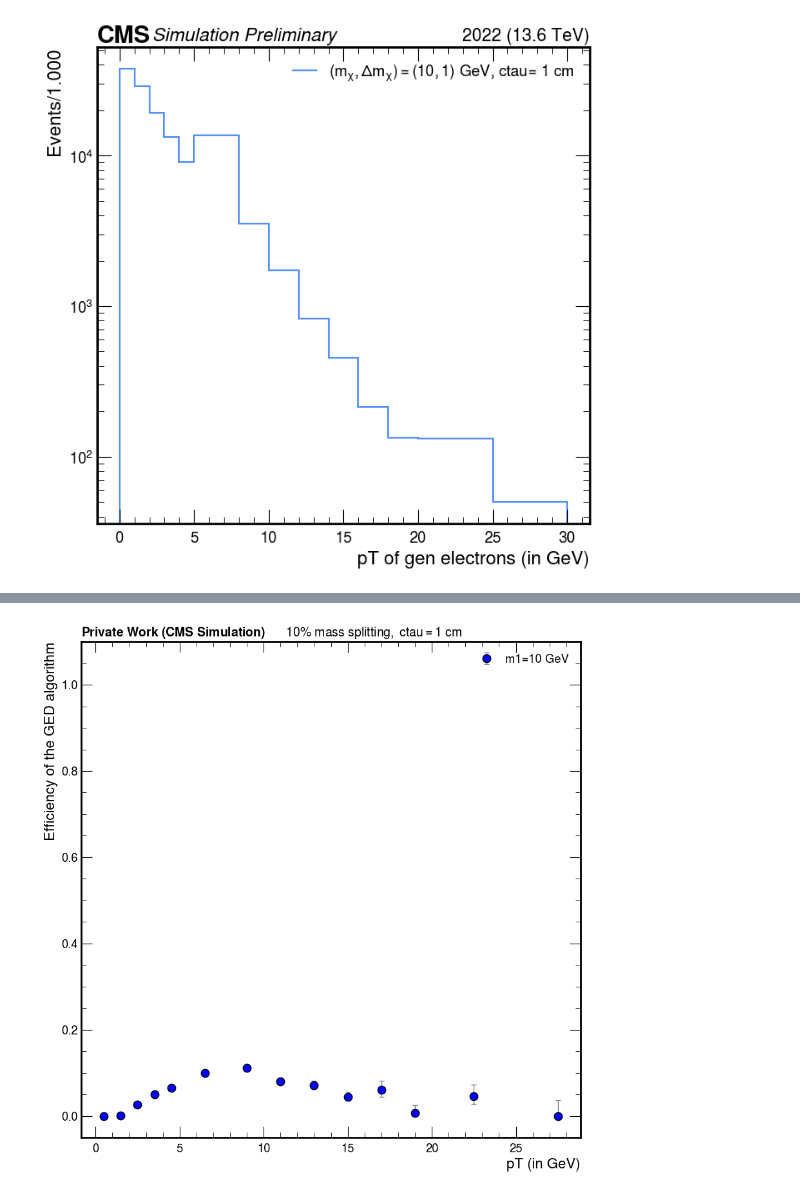
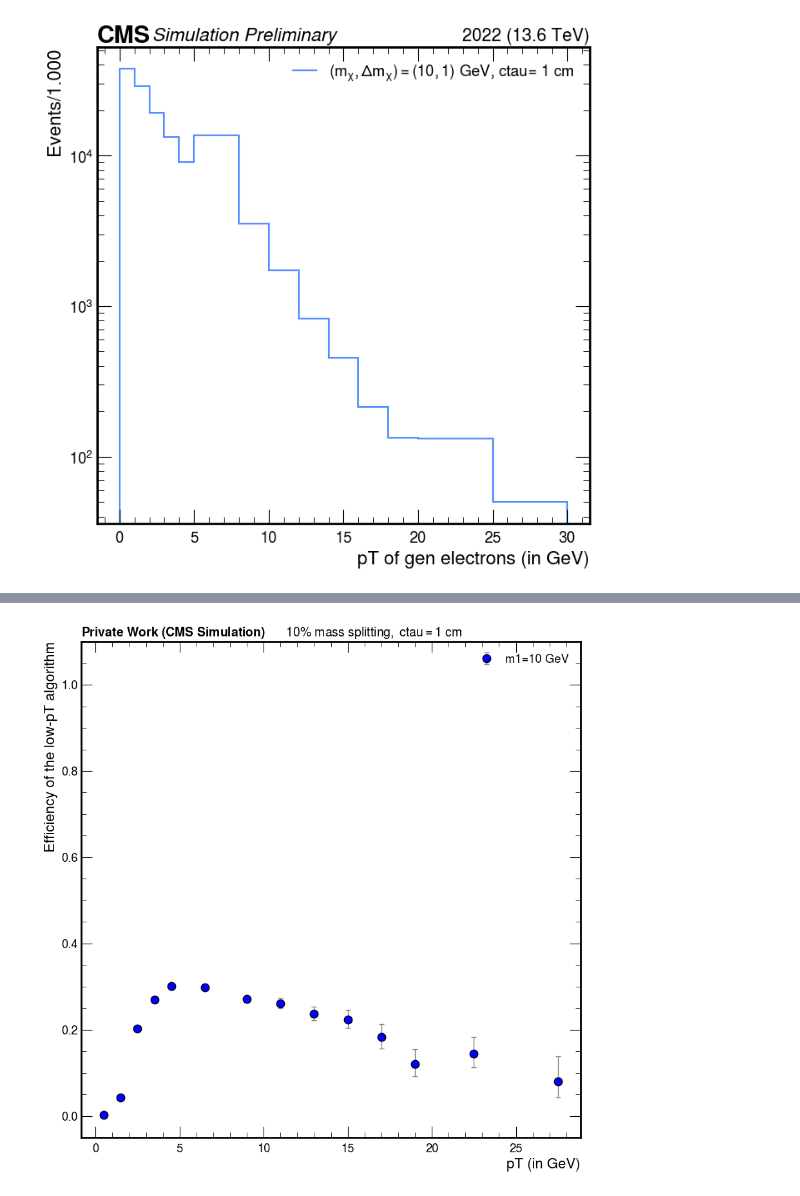
Before and after one commit to Reshma27Menon/iDMe, a Jupyter notebook: python_analysis/exampleNotebooks/EREvspT_noxclean.ipynb, the cells around one changed output, grey strips where cells are left out. Saved outputs shown, nothing was run; the diff lists cells and outputs as text; code cells hidden in the pictures.

```diff
--- a/python_analysis/exampleNotebooks/EREvspT_noxclean.ipynb
+++ b/python_analysis/exampleNotebooks/EREvspT_noxclean.ipynb
@@ -19,7 +19,7 @@ sys.path.append("../analysisTools/")
 import plotTools as ptools
 import utils
 # %%
-f_sig = "../coffea/NOxclean_2022/ERE_noxclean.coffea"
+f_sig = "../coffea/UpdatedNOxclean_2022/ERE_Updatednoxclean.coffea"
 
 #Nested Dictionary:
 sig_histo = util.load(f_sig) [0]
@@ -67,7 +67,7 @@ results = [
     ptools.plot_signal_1D_match(
         sig_histo, m1, delta, ctau,
         plot_dict, style_dict,
-        match_type='R', passID=1
+        match_type='L', passID=1
     )
     # for m1 in m1s
 ]
@@ -126,7 +126,7 @@ results = [
     ptools.plot_signal_1D_match(
         sig_histo, m1, delta, ctau,
         plot_dict, style_dict,
-        match_type='R', passID=1
+        match_type='L', passID=1
     )
     # for m1 in m1s
 ]
@@ -166,32 +166,32 @@ plt.errorbar(
 #     bins_x[1], efficiency_R[1],
 #     yerr=unc_eff_R[:,1,:] ,fmt='o', markersize=9, markerfacecolor='red', markeredgecolor='black',
 #     ecolor='gray', elinewidth=1, capsize=3,
 #     label='m1=30 GeV'
 # )
 
 # plt.errorbar(
 #     bins_x[2], efficiency_R[2],
 #     yerr=unc_eff_R[:,2,:] ,fmt='o', markersize=9, markerfacecolor='yellow', markeredgecolor='black',
 #     ecolor='gray', elinewidth=1, capsize=3,
 #     label='m1=50 GeV'
 # )
 
 
 
 # plt.xlim(0,30)
 plt.ylim(-0.05,1.1)
 plt.xlabel("pT (in GeV)")
 # plt.ylabel("Efficiency of the GED algorithm")
-plt.ylabel("Efficiency of the GED algorithm")
+plt.ylabel("Efficiency of the low-pT algorithm")
 
 # plt.title(r"$\bf{Private\ Work\ (CMS\ Simulation)} \qquad \mathrm{pT > 20\ GeV}$",
 #           fontsize=14, loc='left')
 
 plt.title(r"$\bf{Private\ Work\ (CMS\ Simulation)} \qquad \mathrm{10\% \ mass\ splitting,\ ctau = 1\ cm}$",
           fontsize=14, loc='left')
 
 # plt.title("Gen Lxy < 1cm")
 plt.legend(loc='upper right')
 plt.savefig("L_lxy_ERE.png", dpi=300)
 # %% [output]
-[figure, old version]
+[figure, new version]
```
Also changed, not shown: parts of 1 cell of this notebook, 1 other file.
